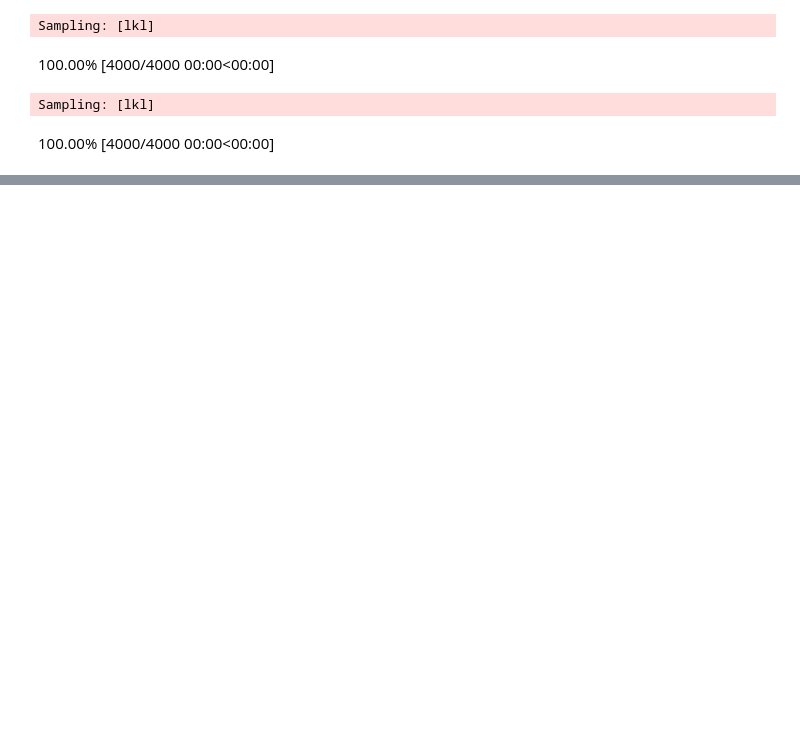
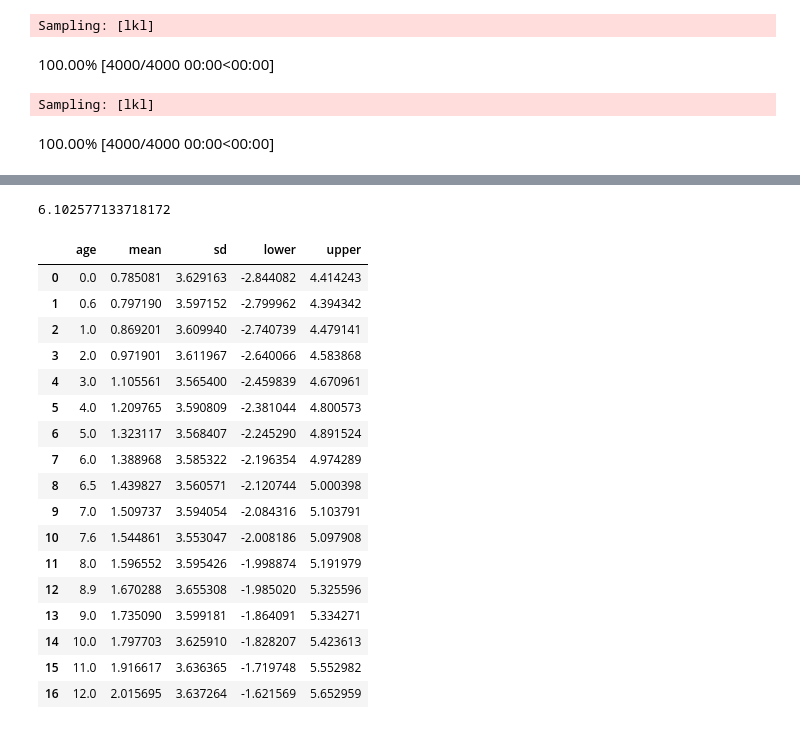
Before and after one commit to kamicollo/stat_rethinking_2023, a Jupyter notebook: homework/my_solutions/week2.ipynb, the cells around one changed output, grey strips where cells are left out. Cells and saved outputs as stored; diff of their text form; code cells hidden in the pictures; blank space fills up the shorter version.

Commit message:
Fixed the flattening issue with order 'F'

```diff
--- a/homework/my_solutions/week2.ipynb
+++ b/homework/my_solutions/week2.ipynb
@@ -220,20 +260,44 @@ Sampling: [lkl]
 # %%
 weight_diffs = (
-    ex3_ppc_male['posterior_predictive']['lkl'].to_numpy().flatten() -
-    ex3_ppc_female['posterior_predictive']['lkl'].to_numpy().flatten()
+    ex3_ppc_male['posterior_predictive']['lkl'].to_numpy().flatten('F') -
+    ex3_ppc_female['posterior_predictive']['lkl'].to_numpy().flatten('F')
 )
 
 ages = np.concatenate([
     ex3_ppc_male['constant_data']['age'].to_numpy().flatten(),
 ])
+# %%
+ex3_ppc_male['posterior_predictive']['lkl'].to_numpy().flatten().std()
+# %% [output]
+6.102577133718172
 # %%
 diffs = pd.DataFrame({'age': np.repeat(ages, 4000), 'diffs': weight_diffs})
 summaries = diffs.groupby('age').agg(['mean', 'std'])
 summaries.columns = summaries.columns.to_flat_index()
 summaries.columns = ['mean', 'sd']
 summaries = summaries.reset_index()
 summaries['lower'] = summaries['mean'] -  summaries['sd']
 summaries['upper'] = summaries['mean'] +  summaries['sd']
+summaries
+# %% [output]
+|  | age | mean | sd | lower | upper |
+| 0 | 0.0 | 0.785081 | 3.629163 | -2.844082 | 4.414243 |
+| 1 | 0.6 | 0.797190 | 3.597152 | -2.799962 | 4.394342 |
+| 2 | 1.0 | 0.869201 | 3.609940 | -2.740739 | 4.479141 |
+| 3 | 2.0 | 0.971901 | 3.611967 | -2.640066 | 4.583868 |
+| 4 | 3.0 | 1.105561 | 3.565400 | -2.459839 | 4.670961 |
+| 5 | 4.0 | 1.209765 | 3.590809 | -2.381044 | 4.800573 |
+| 6 | 5.0 | 1.323117 | 3.568407 | -2.245290 | 4.891524 |
+| 7 | 6.0 | 1.388968 | 3.585322 | -2.196354 | 4.974289 |
+| 8 | 6.5 | 1.439827 | 3.560571 | -2.120744 | 5.000398 |
+| 9 | 7.0 | 1.509737 | 3.594054 | -2.084316 | 5.103791 |
+| 10 | 7.6 | 1.544861 | 3.553047 | -2.008186 | 5.097908 |
+| 11 | 8.0 | 1.596552 | 3.595426 | -1.998874 | 5.191979 |
+| 12 | 8.9 | 1.670288 | 3.655308 | -1.985020 | 5.325596 |
+| 13 | 9.0 | 1.735090 | 3.599181 | -1.864091 | 5.334271 |
+| 14 | 10.0 | 1.797703 | 3.625910 | -1.828207 | 5.423613 |
+| 15 | 11.0 | 1.916617 | 3.636365 | -1.719748 | 5.552982 |
+| 16 | 12.0 | 2.015695 | 3.637264 | -1.621569 | 5.652959 |
 # %%
 line = alt.Chart(summaries).mark_line().encode(
     x="age",
```
Also changed, not shown: parts of 10 cells of this notebook.
